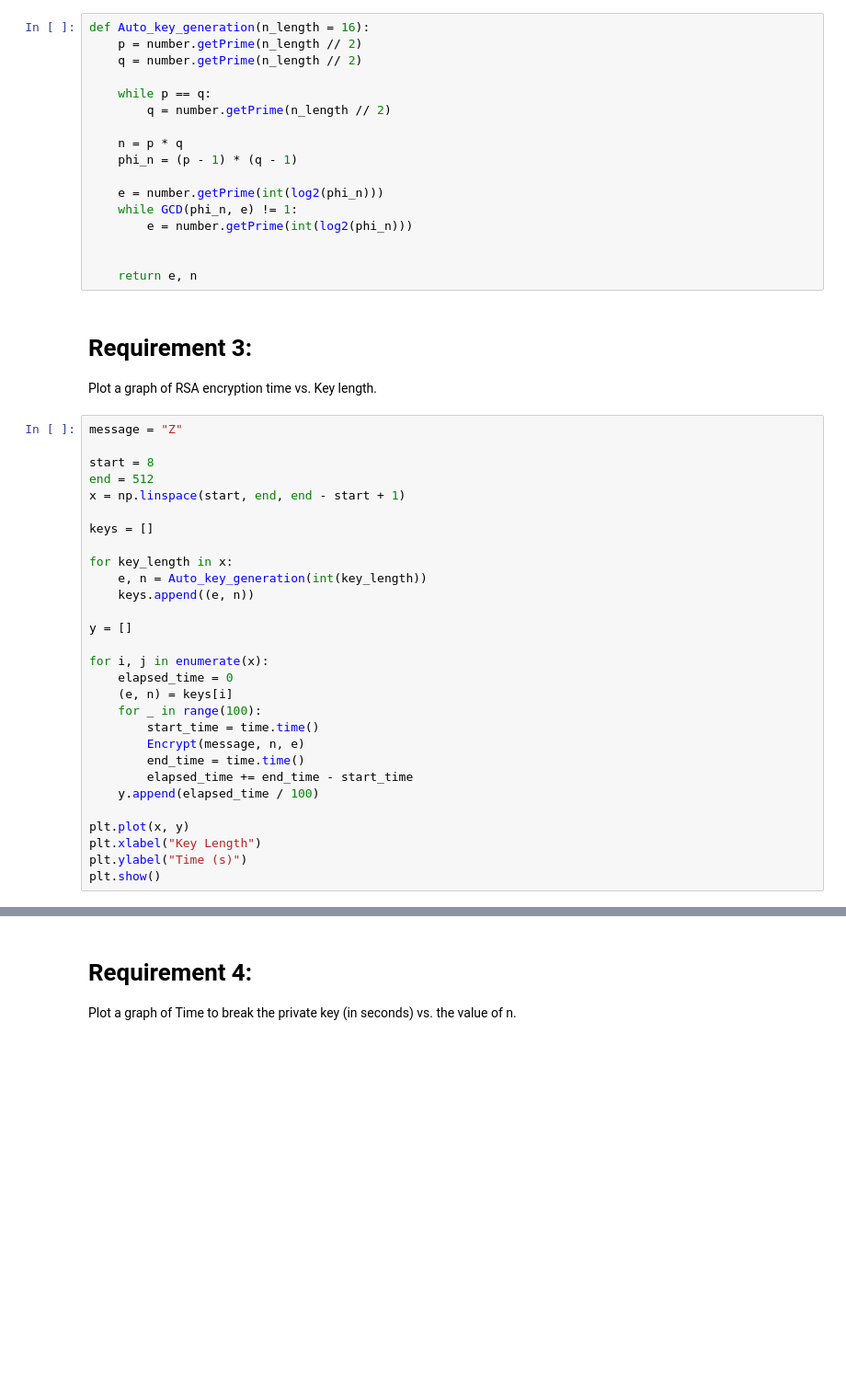
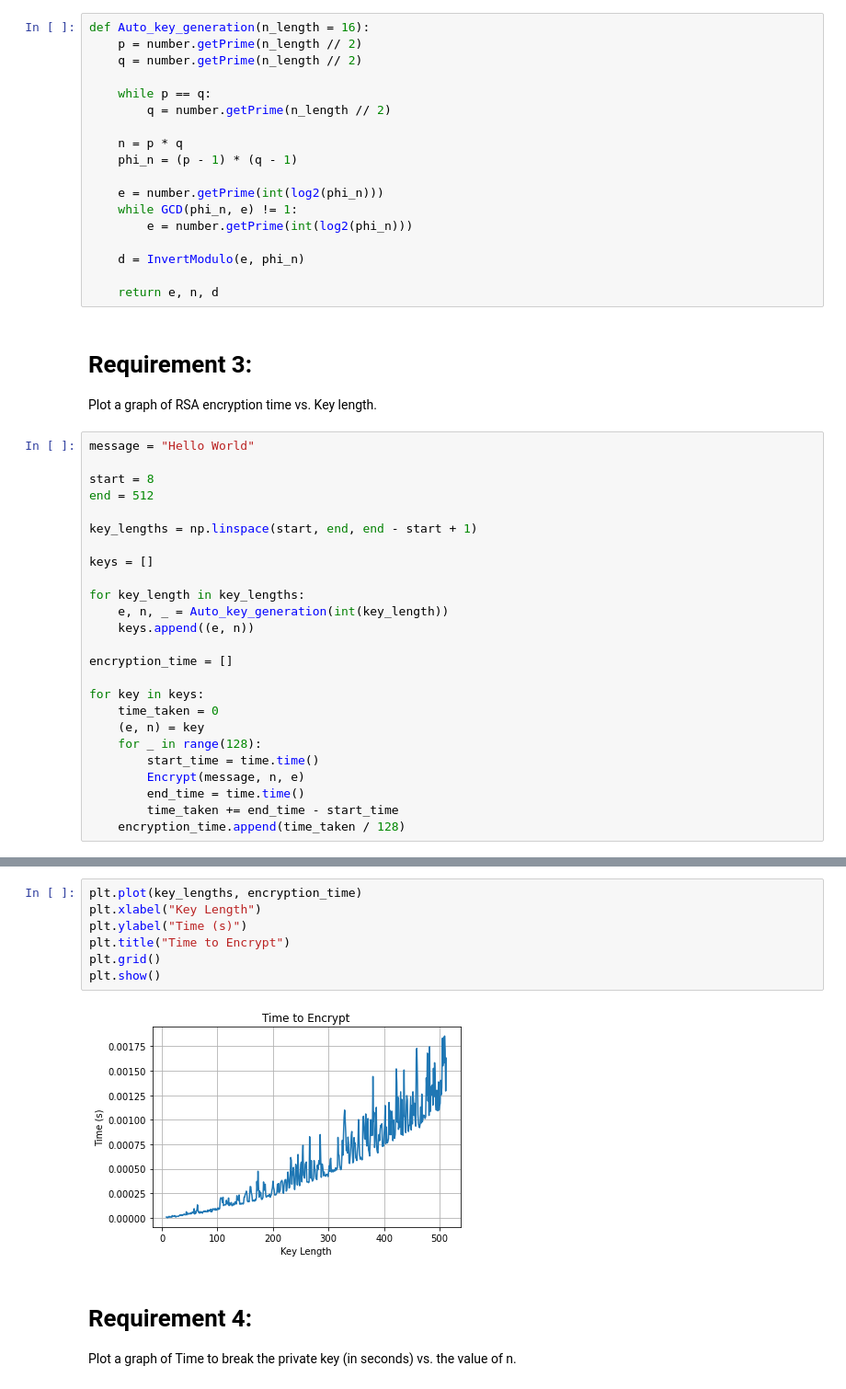
Before and after one commit to mhmdahmedfathi/RSA_Socket, a Jupyter notebook: attacks.ipynb, the cells around one changed output, grey strips where cells are left out. Shown at 92% size. Cells and saved outputs as stored; diff of their text form; blank space fills up the shorter version.

```diff
--- a/attacks.ipynb
+++ b/attacks.ipynb
@@ -29,37 +27,34 @@ def Auto_key_generation(n_length = 16):
     while GCD(phi_n, e) != 1:
         e = number.getPrime(int(log2(phi_n)))
 
+    d = InvertModulo(e, phi_n)
 
-    return e, n
+    return e, n, d
 # %% [markdown]
 # Requirement 3:
 Plot a graph of RSA encryption time vs. Key length.
 # %%
-message = "Z"
+message = "Hello World"
 
 start = 8
 end = 512
-x = np.linspace(start, end, end - start + 1)
+
+key_lengths = np.linspace(start, end, end - start + 1)
 
 keys = []
 
-for key_length in x:
-    e, n = Auto_key_generation(int(key_length))
+for key_length in key_lengths:
+    e, n, _ = Auto_key_generation(int(key_length))
     keys.append((e, n))
 
-y = []
+encryption_time = []
 
-for i, j in enumerate(x):
-    elapsed_time = 0
-    (e, n) = keys[i]
-    for _ in range(100):
+for key in keys:
+    time_taken = 0
+    (e, n) = key
+    for _ in range(128):
         start_time = time.time()
         Encrypt(message, n, e)
         end_time = time.time()
-        elapsed_time += end_time - start_time
-    y.append(elapsed_time / 100)
-
-plt.plot(x, y)
-plt.xlabel("Key Length")
-plt.ylabel("Time (s)")
-plt.show()
+        time_taken += end_time - start_time
+    encryption_time.append(time_taken / 128)
@@ -68,3 +61,12 @@ plt.show()
+# %%
+plt.plot(key_lengths, encryption_time)
+plt.xlabel("Key Length")
+plt.ylabel("Time (s)")
+plt.title("Time to Encrypt")
+plt.grid()
+plt.show()
+# %% [output]
+[figure, added]
 # %% [markdown]
 # Requirement 4:
 Plot a graph of Time to break the private key (in seconds) vs. the value of n.
```
Also changed, not shown: parts of 9 cells of this notebook, 9 other files.
